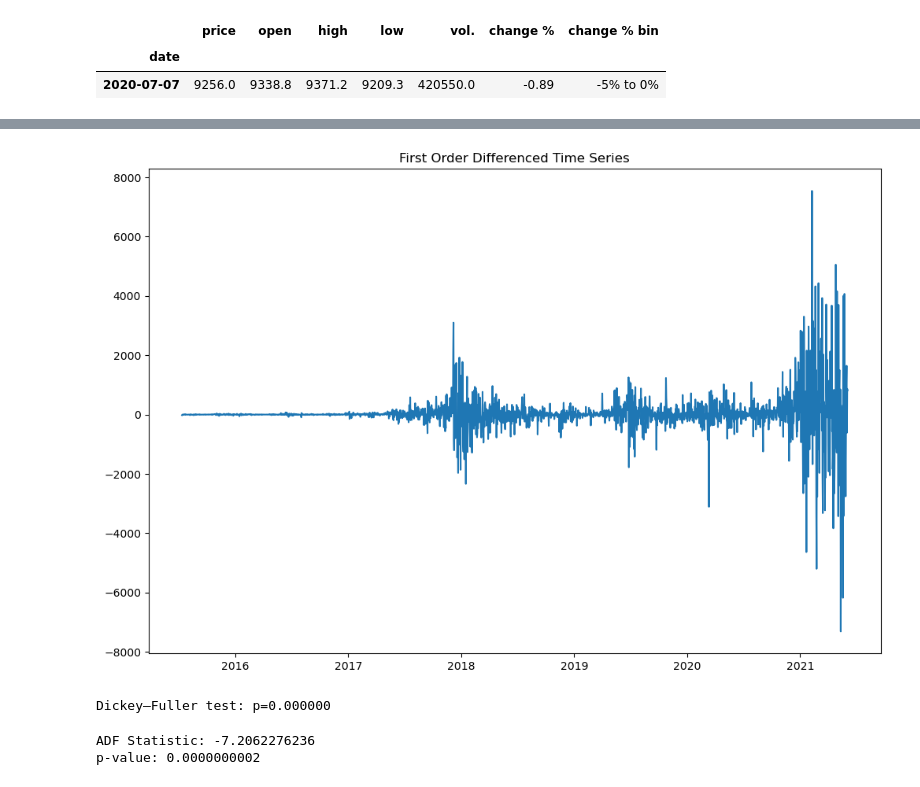
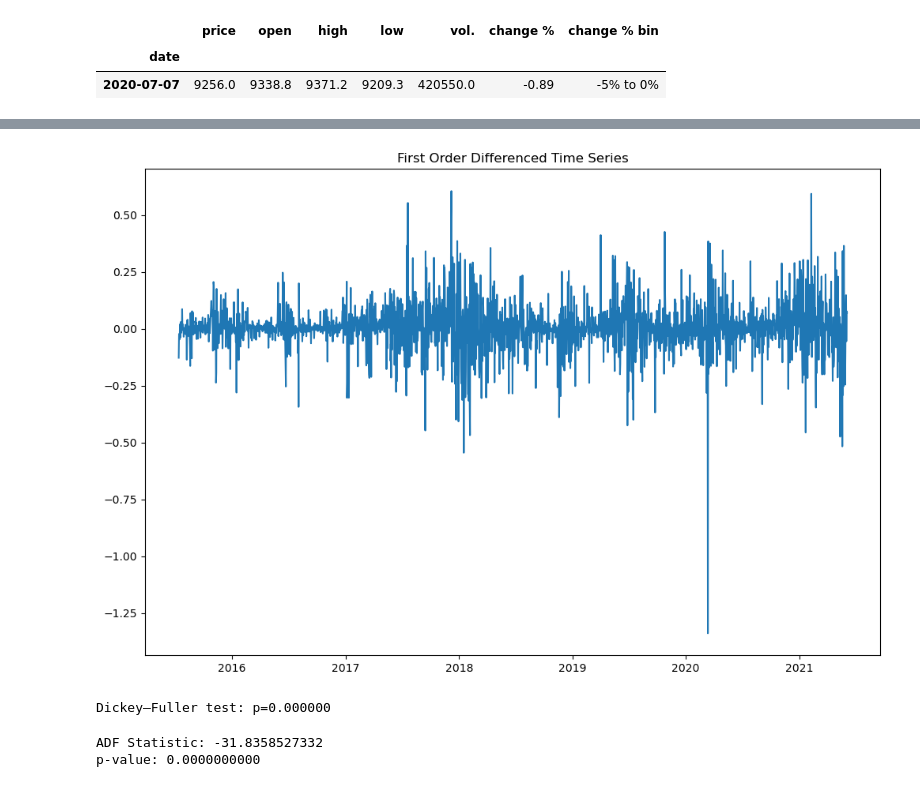
Before and after one commit to DoanNguyen2001/tap_bitcoin, a Jupyter notebook: sandesh_side.ipynb, the cells around one changed output, grey strips where cells are left out. Cells and saved outputs as stored; diff of their text form; code cells hidden in the pictures.

Commit message:
feat:incorporate boxcox, train arima and evaulate

```diff
--- a/sandesh_side.ipynb
+++ b/sandesh_side.ipynb
@@ -501,18 +528,18 @@ df_2.sample()
 # %%
 # First-order differencing
-df_diff = df_2['price'].diff()
+df_diff = df_2['price_boxcox'].diff()
 
 # Drop NaN values resulting from differencing
 df_diff = df_diff.dropna()
 
 # Plot the differenced data to visually inspect it
 plt.figure(figsize=(12, 8))
 plt.plot(df_diff)
 plt.title('First Order Differenced Time Series')
 plt.show()
 print("Dickey–Fuller test: p=%f" % adfuller(df_diff)[1])
 # %% [output]
-[figure, old version]
+[figure, new version]
 Dickey–Fuller test: p=0.000000
 # %%
 adf_result = adfuller(df_diff)
@@ -531,8 +558,8 @@ print(f"p-value: {p_value:.10f}")
 # print(f"Kruskal-Wallis H-statistic: {stat_k}")
 # print(f"P-value: {p_value_k}")
 # %% [output]
-ADF Statistic: -7.2062276236
-p-value: 0.0000000002
+ADF Statistic: -31.8358527332
+p-value: 0.0000000000
 # %%
 plt.figure(figsize=(12, 8))
 plot_acf(df_diff)
```
Also changed, not shown: parts of 19 cells of this notebook.
